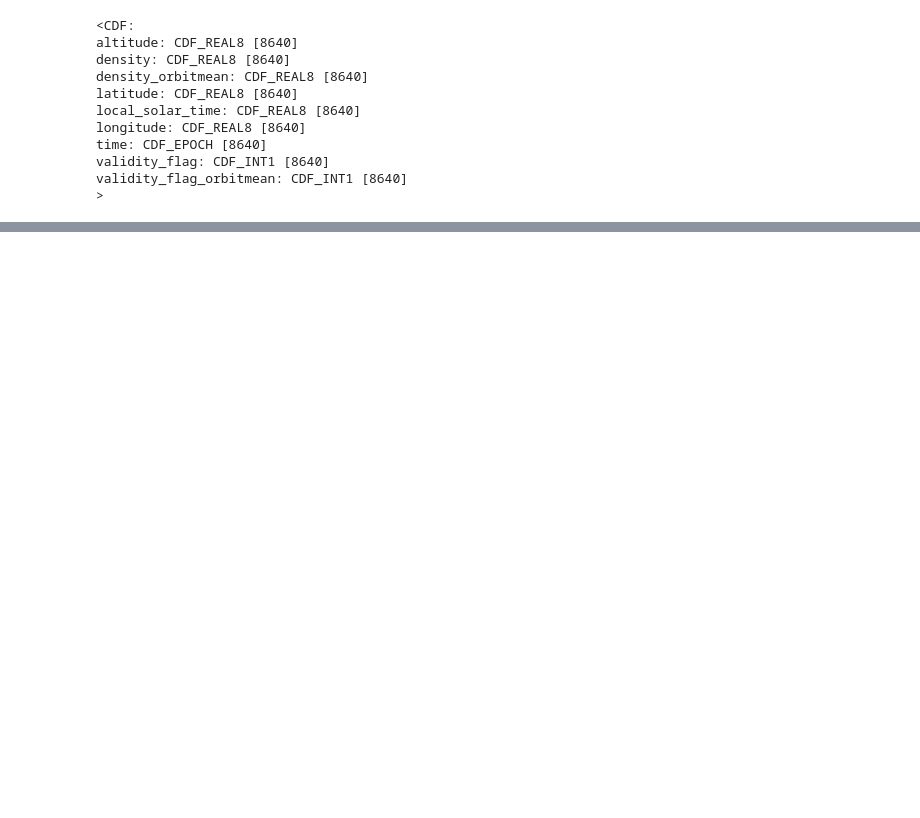
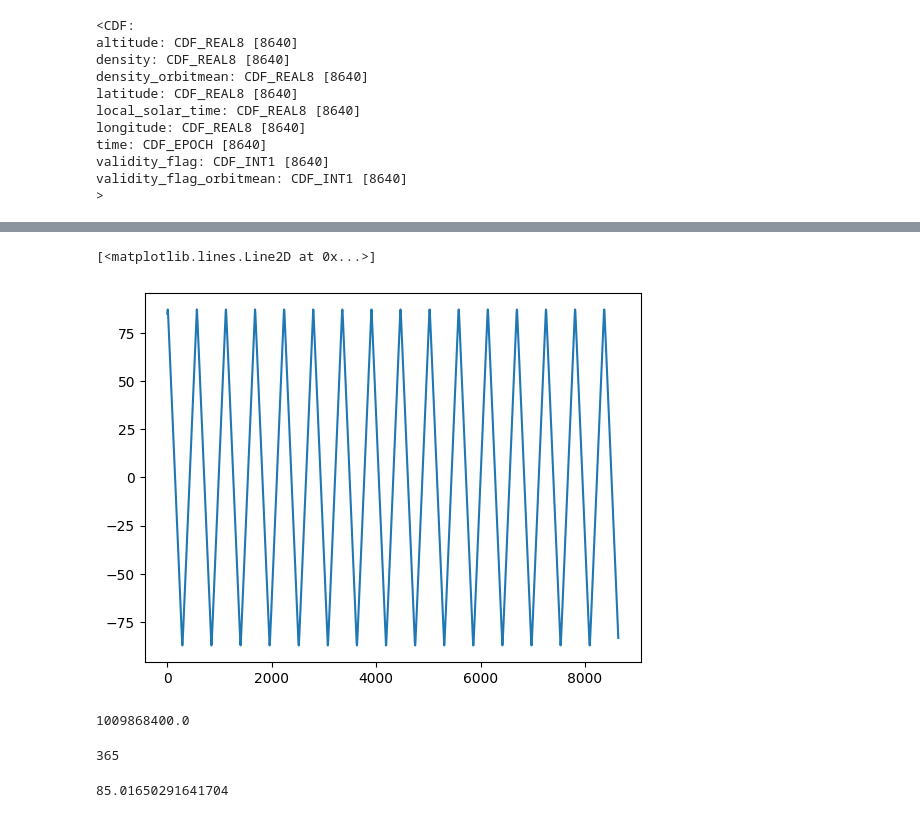
Before and after one commit to mrpatrick1991/perceptive_techeval, a Jupyter notebook: notebooks/scratch.ipynb, the cells around one changed output, grey strips where cells are left out. Cells and saved outputs as stored; diff of their text form; code cells hidden in the pictures; blank space fills up the shorter version.

```diff
--- a/notebooks/scratch.ipynb
+++ b/notebooks/scratch.ipynb
@@ -75,0 +71,17 @@ VarCopy([5.28297840e-12, 5.04076634e-12, 4.80846224e-12, ...,
+# %%
+plt.plot(f["latitude"])
+# %% [output]
+[<matplotlib.lines.Line2D at 0x...>]
+[figure, added]
+# %%
+f["time"][0].timestamp()
+# %% [output]
+1009868400.0
+# %%
+len(files)
+# %% [output]
+365
+# %%
+f["latitude"][0]
+# %% [output]
+85.01650291641704
```
Also changed, not shown: parts of 35 cells of this notebook.
